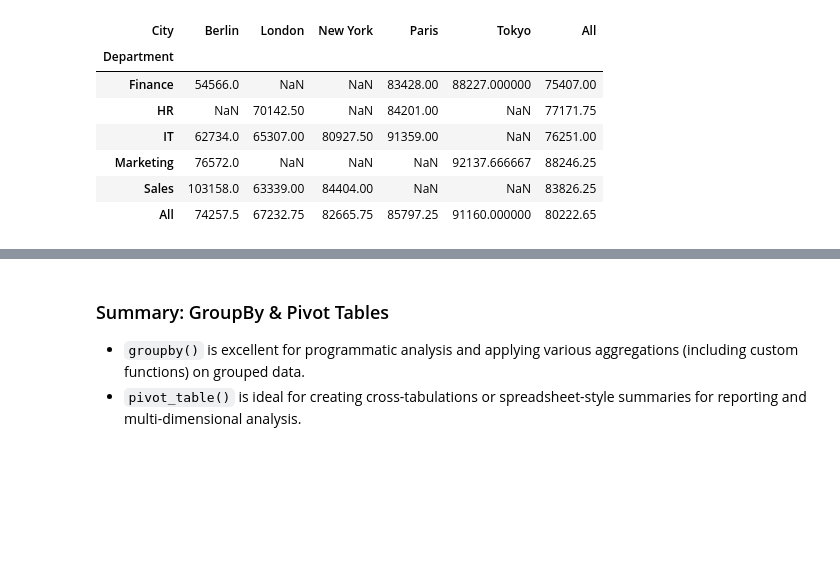
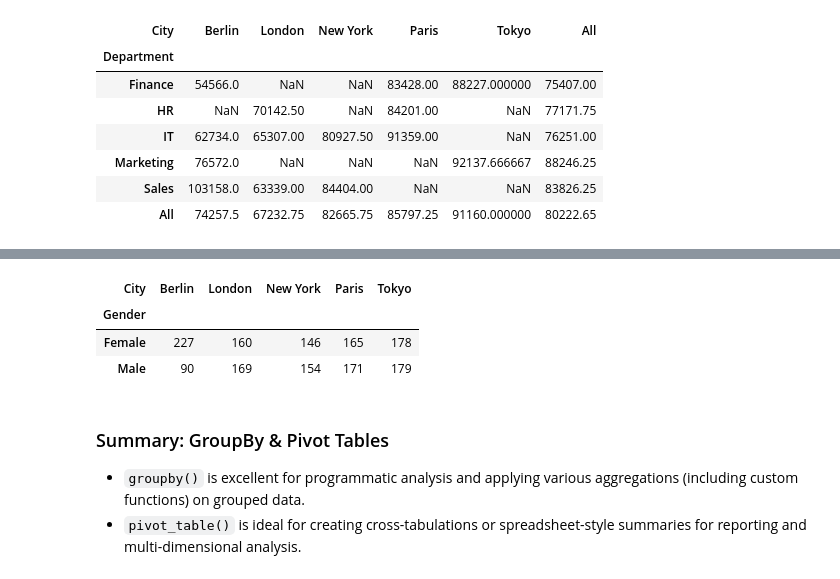
Before and after one commit to Mohamad-Selawy/Data-Analysis, a Jupyter notebook: Data Analysis/Level 1/5_Aggregation_&_Pivoting.ipynb, the cells around one changed output, grey strips where cells are left out. Saved outputs shown, nothing was run; the diff lists cells and outputs as text; code cells hidden in the pictures; blank space fills up the shorter version.

```diff
--- a/Data Analysis/Level 1/5_Aggregation_&_Pivoting.ipynb
+++ b/Data Analysis/Level 1/5_Aggregation_&_Pivoting.ipynb
@@ -179,3 +186,16 @@ display(pivot_with_totals)
+# %%
+# Pivot table showing total PerformanceScore by Gender and City
+pivot_performance_by_gender_city = pd.pivot_table(df,
+                                              values='PerformanceScore',
+                                              index='Gender',
+                                              columns='City',
+                                              aggfunc='sum')
+display(pivot_performance_by_gender_city)
+# %% [output]
+| City | Berlin | London | New York | Paris | Tokyo |
+| Gender |  |  |  |  |  |
+| Female | 227 | 160 | 146 | 165 | 178 |
+| Male | 90 | 169 | 154 | 171 | 179 |
 # %% [markdown]
 ### Summary: GroupBy & Pivot Tables
 
```
Also changed, not shown: parts of 2 cells of this notebook.
